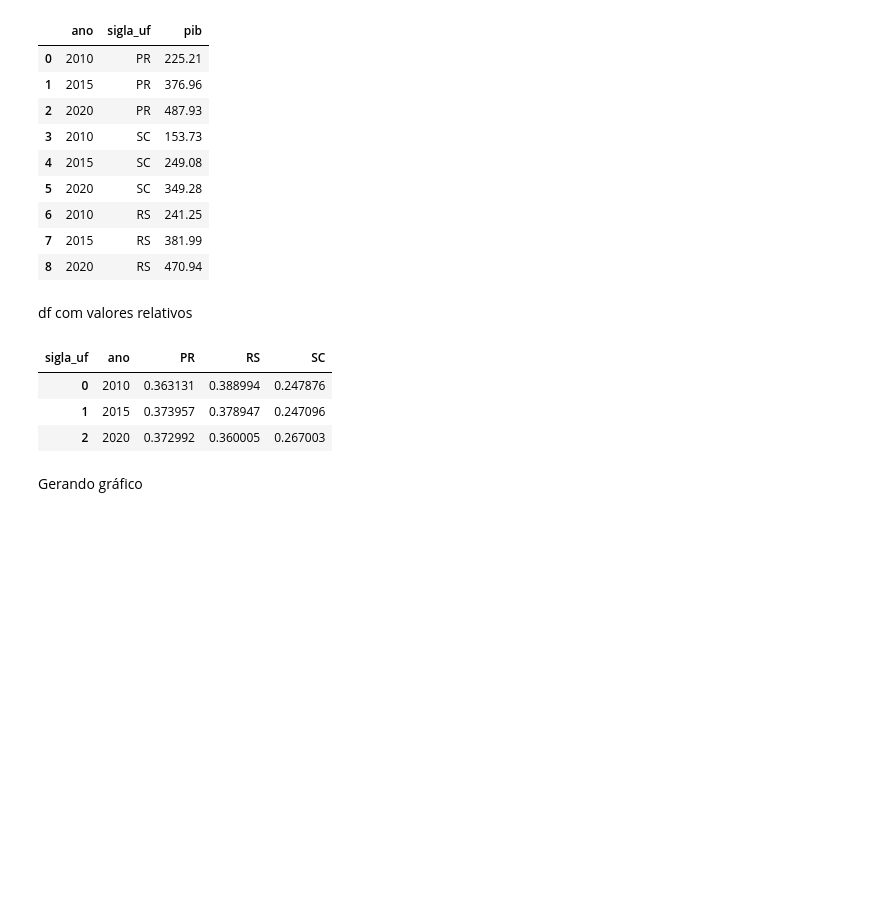
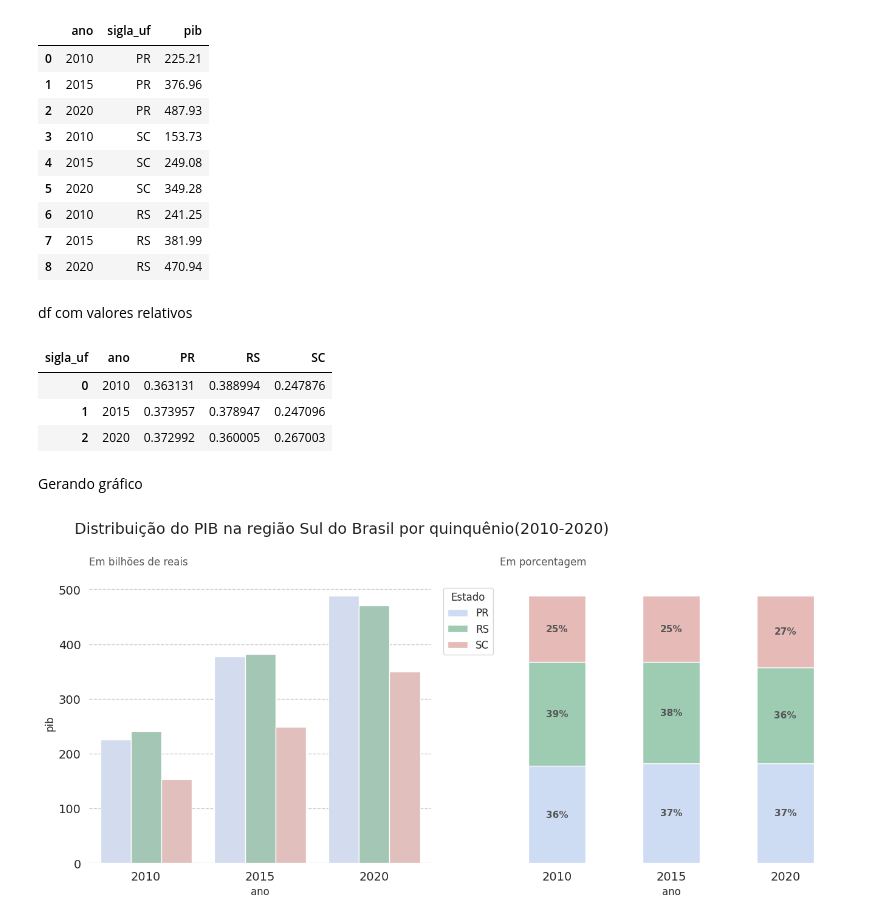
Before and after one commit to Jgabriel1800/PIB-no-brasil, a Jupyter notebook: PIBbrasil.ipynb, the cells around one changed output. Cells and saved outputs as stored; diff of their text form; code cells hidden in the pictures; blank space fills up the shorter version.

```diff
--- a/PIBbrasil.ipynb
+++ b/PIBbrasil.ipynb
@@ -340,3 +340,41 @@ pib_sul_cross
 | 2 | 2020 | 0.372992 | 0.360005 | 0.267003 |
 # %% [markdown]
 Gerando gráfico
+# %%
+import matplotlib.pyplot as plt
+import seaborn as sns
+
+fig, axs= plt.subplots(1,2,figsize=(16,6))
+sns.set_theme(style='white')
+
+cores=[AZUL6,VERDE3,VERMELHO2]
+
+fig.suptitle('Distribuição do PIB na região Sul do Brasil por quinquênio(2010-2020)',
+             fontsize=18,color=CINZA1,ha='right',x=0.66,y=1.05)
+
+sns.barplot(data=pib_sul,x='ano',y='pib',hue='sigla_uf',hue_order=['PR','RS','SC'],
+            ax=axs[0],palette=cores)
+axs[0].set_title('Em bilhões de reais\n',color=CINZA3,loc='left')
+axs[0].set_xlabel=('')
+axs[0].set_ylabel=('')
+axs[0].xaxis.set_tick_params(labelsize=14,color=CINZA2)
+axs[0].yaxis.set_tick_params(labelsize=14,color=CINZA2)
+axs[0].set_frame_on(False)
+axs[0].legend().remove()
+axs[0].yaxis.grid(linestyle= '--',linewidth=1)
+
+
+pib_sul_cross.plot(x='ano',kind='bar',stacked=True,color=cores,ax=axs[1])
+axs[1].set_title('Em porcentagem\n',color=CINZA3,loc='left')
+axs[1].set_xlabel=('')
+axs[1].set_ylabel=('')
+axs[1].set_yticklabels([])
+axs[1].xaxis.set_tick_params(labelsize=14,color=CINZA2,labelrotation=0)
+axs[1].set_frame_on(False)
+axs[1].legend(bbox_to_anchor=(-0.005,1),title='Estado',title_fontsize=12,fontsize=12)
+
+for container in axs[1].containers:
+  labels=[f'{valor.get_height()*100:.0f}%' for valor in container]
+  axs[1].bar_label(container,label_type='center',labels=labels,size=11,color=CINZA3,fontweight='bold')
+# %% [output]
+[figure, added]
```
Also changed, not shown: parts of 12 cells of this notebook.
